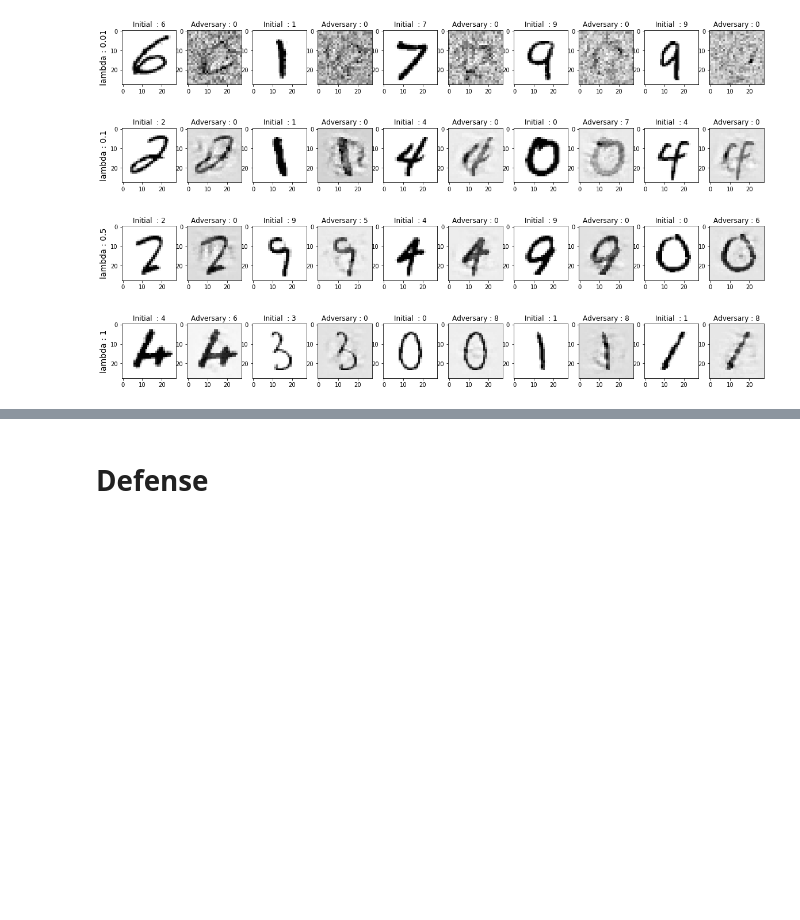
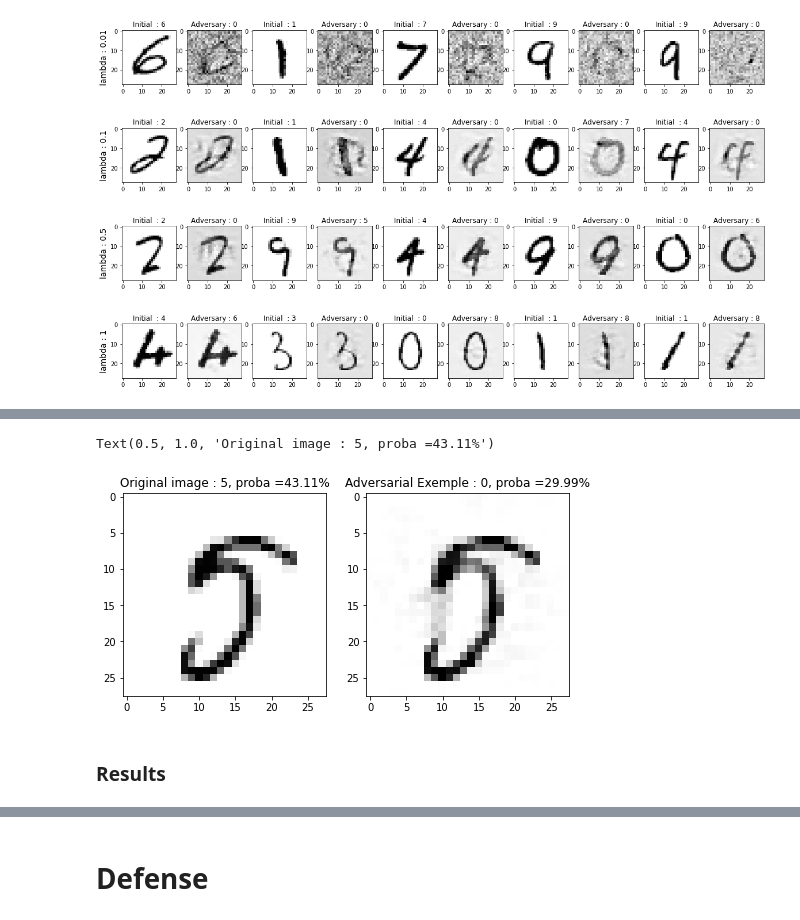
Before and after one commit to AmineDiro/Adversarial-Attacks, a Jupyter notebook: Adversarial attacks.ipynb, the cells around one changed output, grey strips where cells are left out. Saved outputs shown, nothing was run; the diff lists cells and outputs as text; code cells hidden in the pictures; blank space fills up the shorter version.

```diff
--- a/Adversarial attacks.ipynb
+++ b/Adversarial attacks.ipynb
@@ -334,0 +283,5 @@ plt.savefig('Results/Exemples LBFGS mnist.png')
+# %%
+data, target = next(iter(test_loader))
+# %%
+lbfgs = LBFGSAttack(model,device)
+lbfgs._apply(data, target=0)
@@ -334,0 +306,20 @@ plt.savefig('Results/Exemples LBFGS mnist.png')
+# %%
+fig, ax = plt.subplots(1,2,figsize=(8,10))
+adv = lbfgs._adv
+adv_numpy = adv.squeeze().detach().cpu().numpy()
+label_adv = model(adv).max(1, keepdim=True)[1]
+proba_original = torch.exp(model(data)).max().item()*100
+proba_adv = torch.exp(model(adv)).max().item()*100
+
+ax[1].imshow(adv_numpy,cmap='Greys')
+ax[1].set_title("Adversarial Exemple : {}, proba ={}%".format(label_adv.item(),
+                                                             round(proba_adv,2)))
+
+data_numpy = data.squeeze().detach().cpu().numpy()
+ax[0].imshow(data_numpy,cmap='Greys')
+ax[0].set_title("Original image : {}, proba ={}%".format(target.item(),round(proba_original,2)))
+# %% [output]
+Text(0.5, 1.0, 'Original image : 5, proba =43.11%')
+[figure, added]
+# %% [markdown]
+### Results
```
Also changed, not shown: parts of 49 cells of this notebook, 7 other files.
